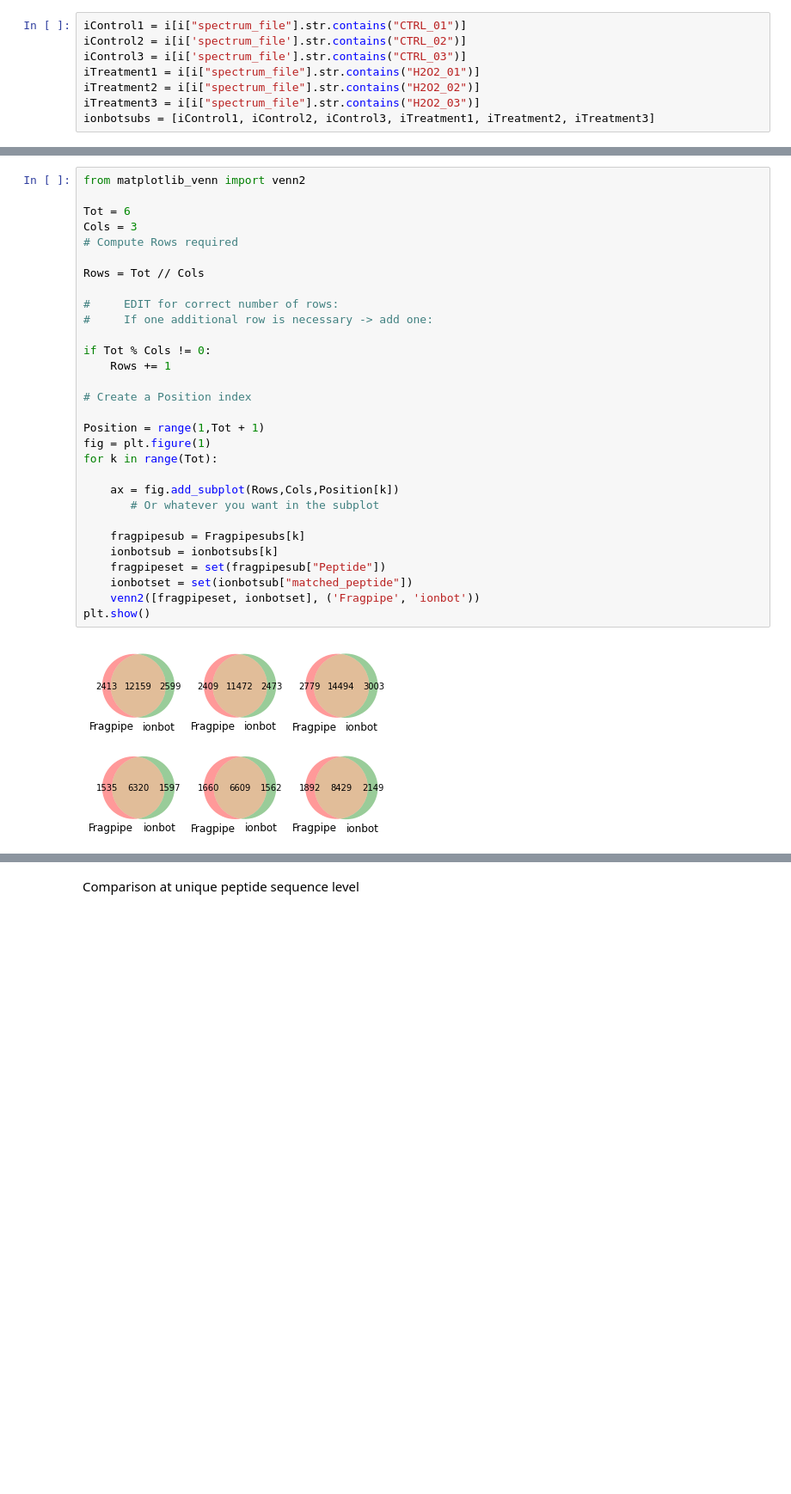
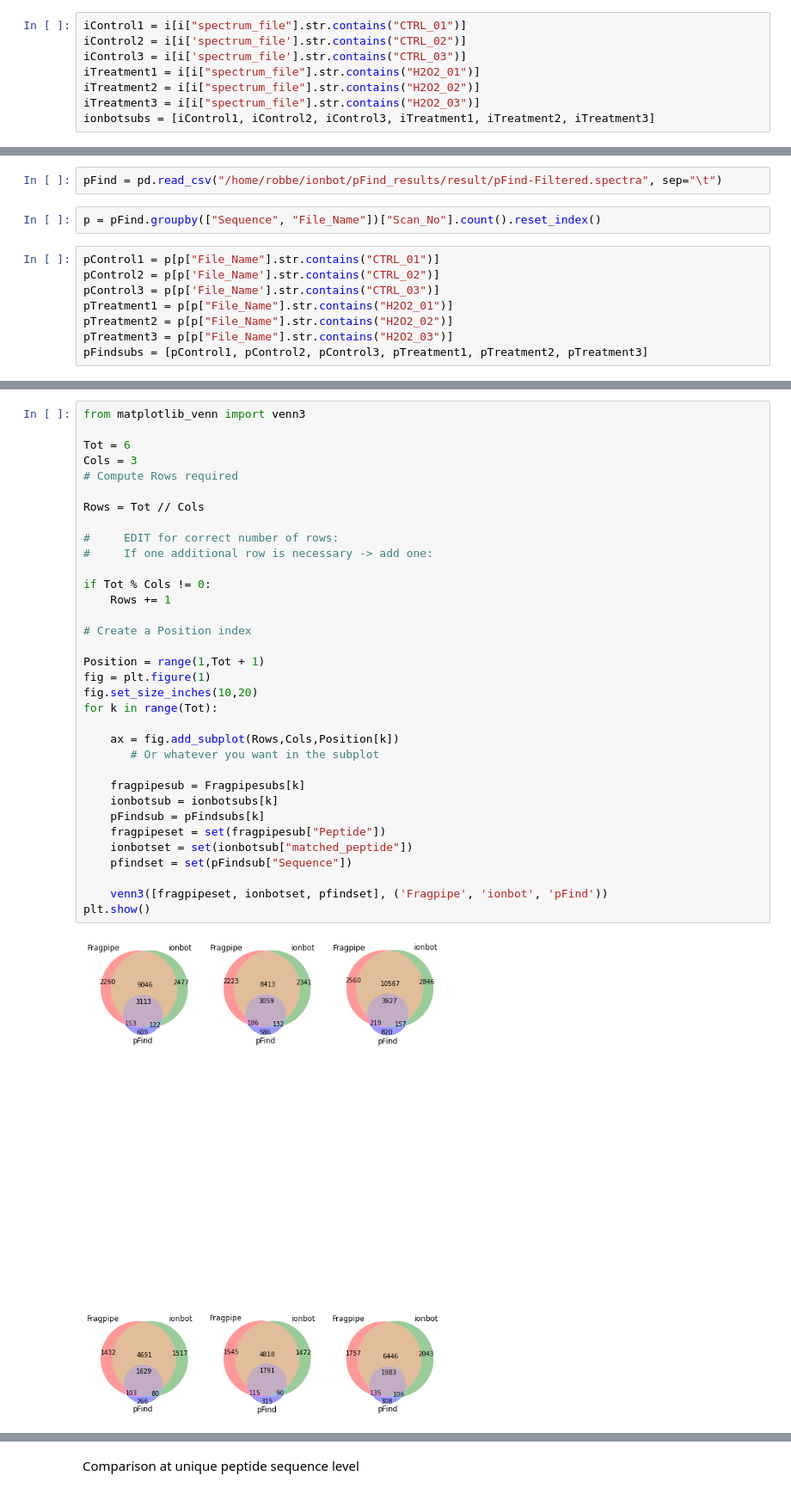
Before and after one commit to rodvrees/Master_Thesis, a Jupyter notebook: OSE_comparison.ipynb, the cells around one changed output, grey strips where cells are left out. Shown at 86% size. Cells and saved outputs as stored; diff of their text form; blank space fills up the shorter version.

```diff
--- a/OSE_comparison.ipynb
+++ b/OSE_comparison.ipynb
@@ -94,0 +105,12 @@ ionbotsubs = [iControl1, iControl2, iControl3, iTreatment1, iTreatment2, iTreatm
+# %%
+pFind = pd.read_csv("/home/robbe/ionbot/pFind_results/result/pFind-Filtered.spectra", sep="\t")
+# %%
+p = pFind.groupby(["Sequence", "File_Name"])["Scan_No"].count().reset_index()
+# %%
+pControl1 = p[p["File_Name"].str.contains("CTRL_01")]
+pControl2 = p[p['File_Name'].str.contains("CTRL_02")]
+pControl3 = p[p['File_Name'].str.contains("CTRL_03")]
+pTreatment1 = p[p["File_Name"].str.contains("H2O2_01")]
+pTreatment2 = p[p["File_Name"].str.contains("H2O2_02")]
+pTreatment3 = p[p["File_Name"].str.contains("H2O2_03")]
+pFindsubs = [pControl1, pControl2, pControl3, pTreatment1, pTreatment2, pTreatment3]
@@ -95,32 +131,36 @@ ionbotsubs = [iControl1, iControl2, iControl3, iTreatment1, iTreatment2, iTreatm
 # %%
-from matplotlib_venn import venn2
+from matplotlib_venn import venn3
 
 Tot = 6
 Cols = 3
 # Compute Rows required
 
 Rows = Tot // Cols
 
 #     EDIT for correct number of rows:
 #     If one additional row is necessary -> add one:
 
 if Tot % Cols != 0:
     Rows += 1
 
 # Create a Position index
 
 Position = range(1,Tot + 1)
 fig = plt.figure(1)
+fig.set_size_inches(10,20)
 for k in range(Tot):
 
     ax = fig.add_subplot(Rows,Cols,Position[k])
        # Or whatever you want in the subplot
 
     fragpipesub = Fragpipesubs[k]
     ionbotsub = ionbotsubs[k]
+    pFindsub = pFindsubs[k]
     fragpipeset = set(fragpipesub["Peptide"])
     ionbotset = set(ionbotsub["matched_peptide"])
-    venn2([fragpipeset, ionbotset], ('Fragpipe', 'ionbot'))
+    pfindset = set(pFindsub["Sequence"])
+
+    venn3([fragpipeset, ionbotset, pfindset], ('Fragpipe', 'ionbot', 'pFind'))
 plt.show()
 # %% [output]
-[figure, old version]
+[figure, new version]
```
Also changed, not shown: parts of 37 cells of this notebook, 20 other files.
